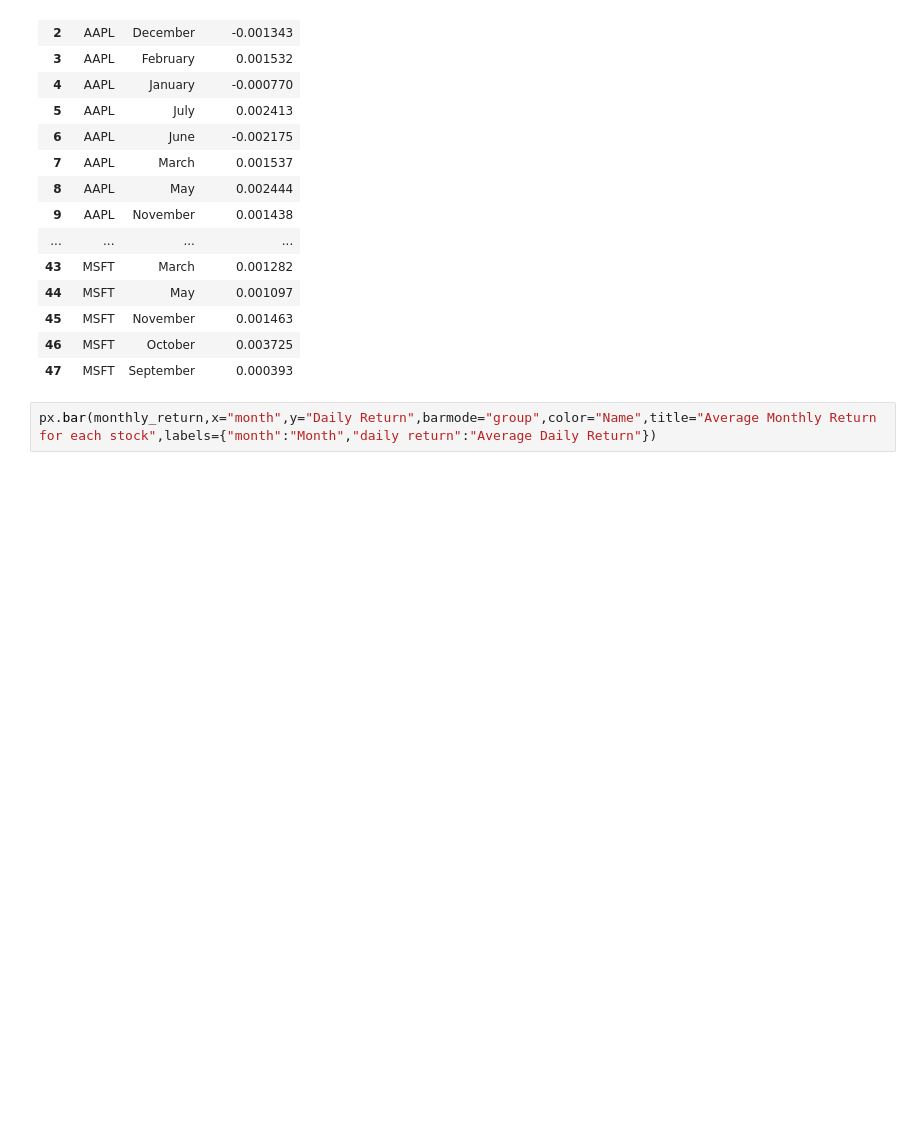
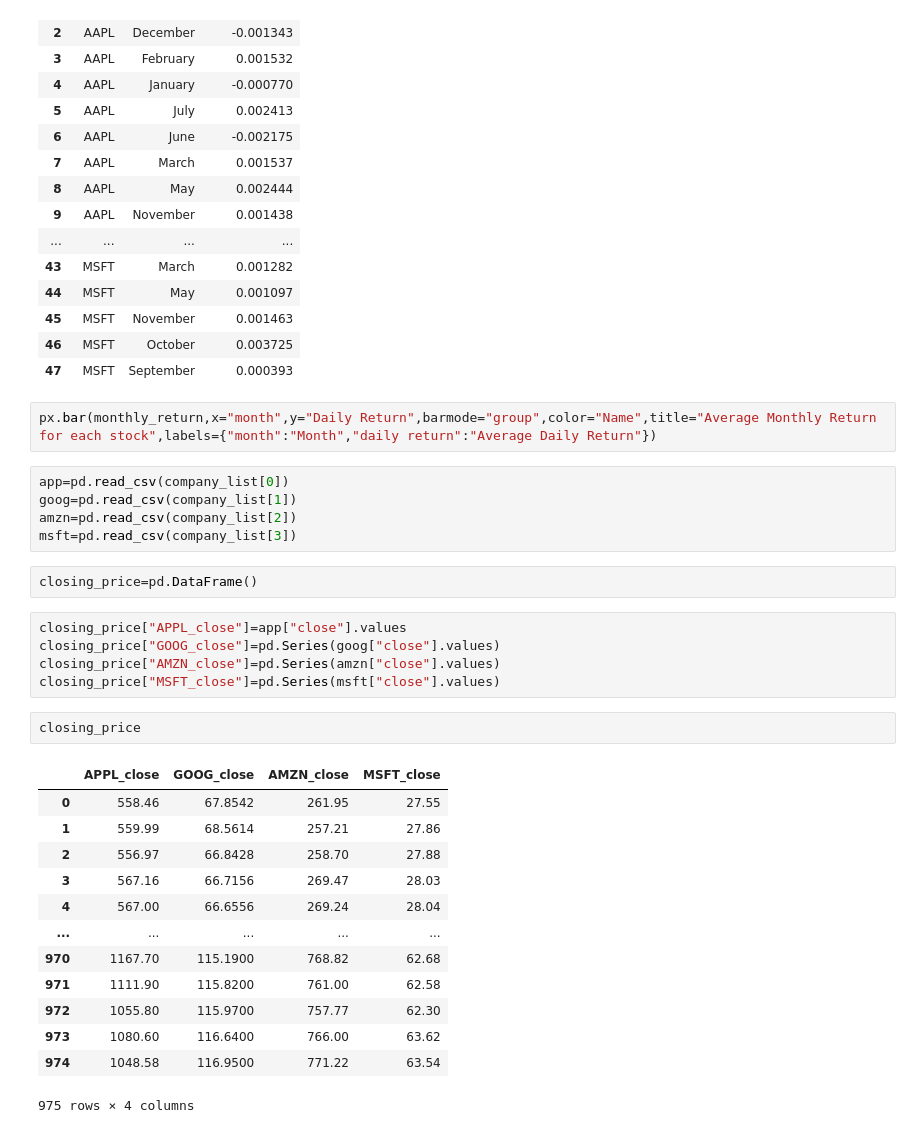
Before and after one commit to ThonteShila/DataAnalytics_Projects, a Jupyter notebook: Stock Market Data Analytics/Stock_Market_Analysis_Notebook.ipynb, the cells around one changed output. Saved outputs shown, nothing was run; the diff lists cells and outputs as text; blank space fills up the shorter version.

```diff
--- a/Stock Market Data Analytics/Stock_Market_Analysis_Notebook.ipynb
+++ b/Stock Market Data Analytics/Stock_Market_Analysis_Notebook.ipynb
@@ -393,3 +393,31 @@ monthly_return
 | 47 | MSFT | September | 0.000393 |
 # %%
 px.bar(monthly_return,x="month",y="Daily Return",barmode="group",color="Name",title="Average Monthly Return for each stock",labels={"month":"Month","daily return":"Average Daily Return"})
+# %%
+app=pd.read_csv(company_list[0])
+goog=pd.read_csv(company_list[1])
+amzn=pd.read_csv(company_list[2])
+msft=pd.read_csv(company_list[3])
+# %%
+closing_price=pd.DataFrame()
+# %%
+closing_price["APPL_close"]=app["close"].values
+closing_price["GOOG_close"]=pd.Series(goog["close"].values)
+closing_price["AMZN_close"]=pd.Series(amzn["close"].values)
+closing_price["MSFT_close"]=pd.Series(msft["close"].values)
+# %%
+closing_price
+# %% [output]
+|  | APPL_close | GOOG_close | AMZN_close | MSFT_close |
+| 0 | 558.46 | 67.8542 | 261.95 | 27.55 |
+| 1 | 559.99 | 68.5614 | 257.21 | 27.86 |
+| 2 | 556.97 | 66.8428 | 258.70 | 27.88 |
+| 3 | 567.16 | 66.7156 | 269.47 | 28.03 |
+| 4 | 567.00 | 66.6556 | 269.24 | 28.04 |
+| ... | ... | ... | ... | ... |
+| 970 | 1167.70 | 115.1900 | 768.82 | 62.68 |
+| 971 | 1111.90 | 115.8200 | 761.00 | 62.58 |
+| 972 | 1055.80 | 115.9700 | 757.77 | 62.30 |
+| 973 | 1080.60 | 116.6400 | 766.00 | 63.62 |
+| 974 | 1048.58 | 116.9500 | 771.22 | 63.54 |
+975 rows × 4 columns
```
Also changed, not shown: parts of 4 cells of this notebook.
